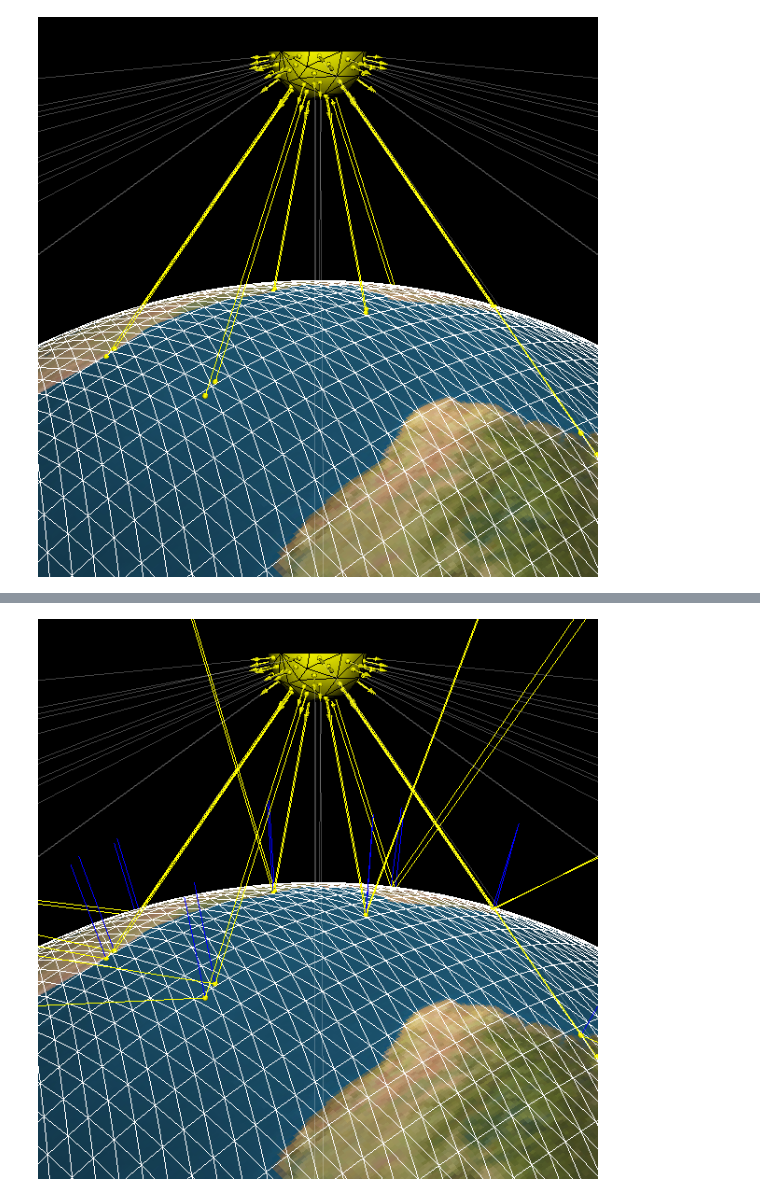
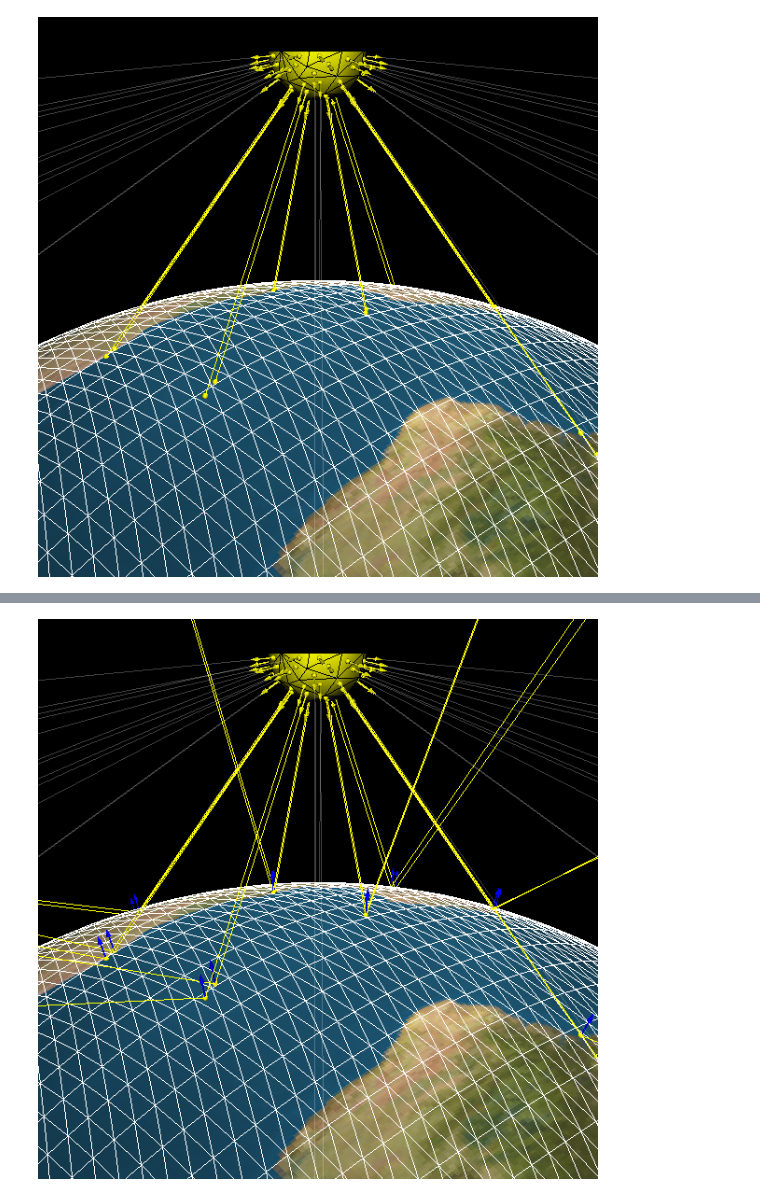
Before and after one commit to rlizzo/pyscience, a Jupyter notebook: 20140917_RayTracing/Material/PythonRayTracingEarthSun.ipynb, the cells around one changed output, grey strips where cells are left out. Saved outputs shown, nothing was run; the diff lists cells and outputs as text; code cells hidden in the pictures.

Commit message:
Replaced the 'normal' lines on the earth surface with 'custom'-placed glyphs

```diff
--- a/20140917_RayTracing/Material/PythonRayTracingEarthSun.ipynb
+++ b/20140917_RayTracing/Material/PythonRayTracingEarthSun.ipynb
@@ -391,29 +444,25 @@ def calcVecR(vecInc, vecNor):
 # %%
 normalsSun = normalsCalcSun.GetOutput().GetCellData().GetNormals()
 normalsEarth = normalsCalcEarth.GetOutput().GetCellData().GetNormals()
 
 for idx in range(pointsCellCentersSun.GetNumberOfPoints()):
     pointSun = pointsCellCentersSun.GetPoint(idx)
     normalSun = normalsSun.GetTuple(idx)
 
     pointRayTarget = n2l(l2n(pointSun) + RayCastLength*l2n(normalSun))
 
     if isHit(obbEarth, pointSun, pointRayTarget):
         pointsInter, cellIdsInter = GetIntersect(obbEarth, pointSun, pointRayTarget)
         normalEarth = normalsEarth.GetTuple(cellIdsInter[0])
 
-        pointRayNormalTarget = n2l(l2n(pointsInter[0]) + RayEarthNormalLength*l2n(normalEarth))
-
-        addLine(renderer, pointsInter[0], pointRayNormalTarget, ColorRayEarthNormal)
-
         vecInc = n2l(l2n(pointRayTarget) - l2n(pointSun))
 
         vecRef = calcVecR(vecInc, normalEarth)
 
         pointRayReflectedTarget = n2l(l2n(pointsInter[0]) + RayCastLength*l2n(vecRef))
 
         addLine(renderer, pointsInter[0], pointRayReflectedTarget, ColorRayReflected)
 
 vtk_show(renderer, 600, 600)
 # %% [output]
-[figure, old version]
+[figure, new version]
```
Also changed, not shown: parts of 7 cells of this notebook.
